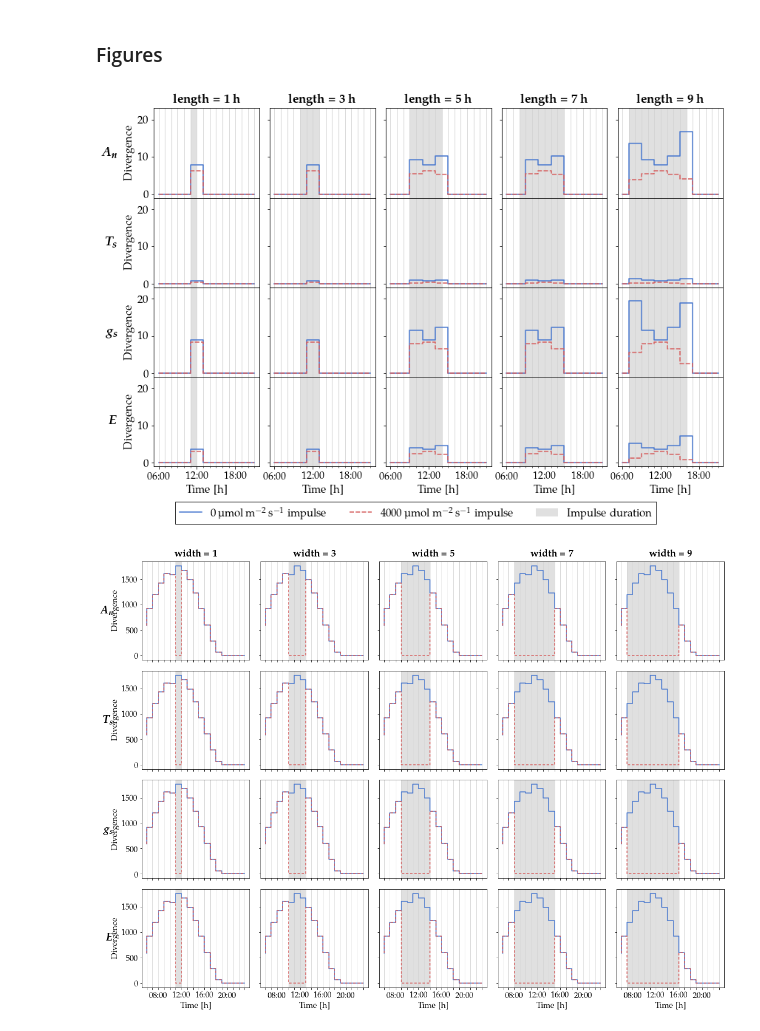
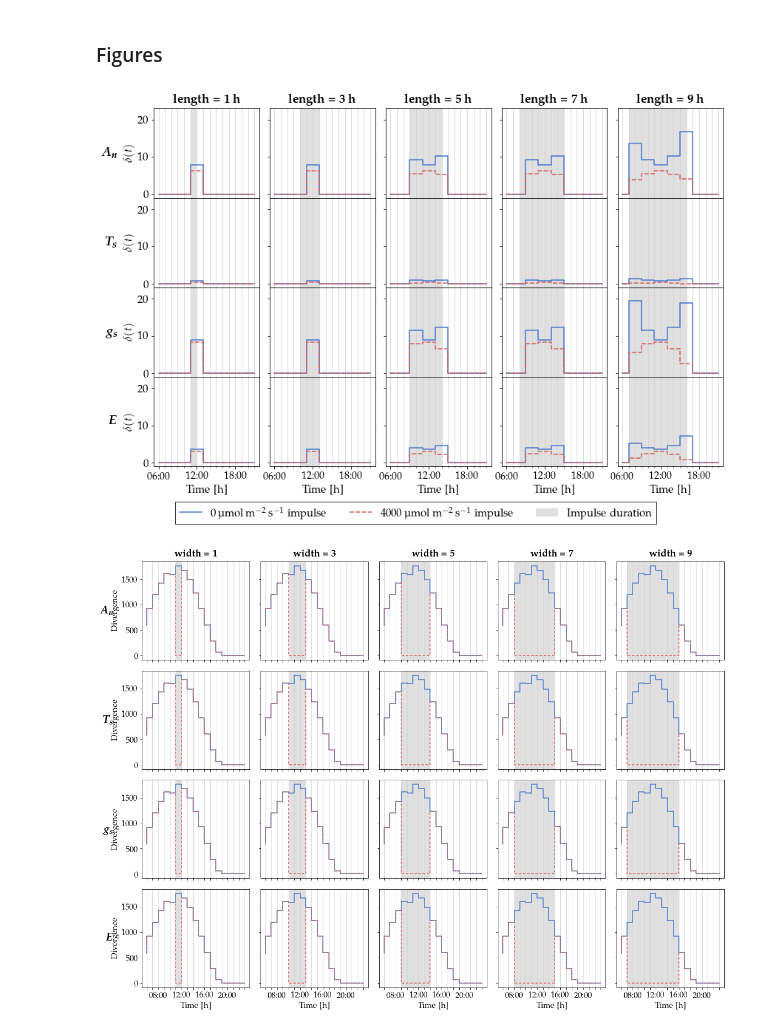
Before and after one commit to mcndt/thesis-plant-reservoir-computing, a Jupyter notebook: notebooks/impulse_experiments/Impulse_Figures_Wheatfspm.ipynb, the cells around one changed output. Drawn from its saved outputs; the diff is of its cells as text; code cells hidden in the pictures.

```diff
--- a/notebooks/impulse_experiments/Impulse_Figures_Wheatfspm.ipynb
+++ b/notebooks/impulse_experiments/Impulse_Figures_Wheatfspm.ipynb
@@ -127,35 +127,35 @@ with plt.style.context('seaborn-muted'):
       # x axis
       xticks = np.arange(START, STOP, 1)
       ax.set_xticks(xticks)
       xticklabels = generate_xticklabels(xticks)
       xticklabels = [label if not (i) % 6 else '' for i, label in enumerate(xticklabels)]
       ax.set_xticklabels(xticklabels, fontsize=14)
 
       # gridlines and tick size
       ax.xaxis.set_major_locator(MultipleLocator(6))
       ax.xaxis.set_minor_locator(MultipleLocator(1))
       ax.grid(axis='x', linestyle='solid', color='lightgrey', which='both')
       ax.set_ylim(-1, 23)
 
       # labeling
       ax.set_xlabel(r'Time [\unit{\hour}]')
-      ax.set_ylabel(r'Divergence')
+      ax.set_ylabel(r'$\delta(t)$')
       if col == 0:
         ax.annotate(symbols_bold[state], (-0.35, 0.5), xycoords='axes fraction', va='center', ha='right', fontsize=18)
       if row == 0:
         ax.annotate(f'\\textbf{{length = {width} h}}', (0.5, 1.07), xycoords='axes fraction', ha='center', fontsize=17)
 
       # cleanup
       ax.get_legend().remove()
       if ax is axs[0][0]:
         fig.legend(loc='lower center', fancybox=False, shadow=False, ncol=5,
                     frameon=True, edgecolor='black', bbox_to_anchor=(0.5, -0.05), fontsize=15)
 
   plt.tight_layout()
   plt.subplots_adjust(wspace=0.1, hspace=0)
   plt.savefig('impulse_reservoirs_cnwheat.png', dpi=200, facecolor='white', bbox_inches='tight')
 # %% [output]
-[figure, old version]
+[figure, new version]
 # %%
 reservoirs = [
   'state__An',
```
Also changed, not shown: 8 other files.
